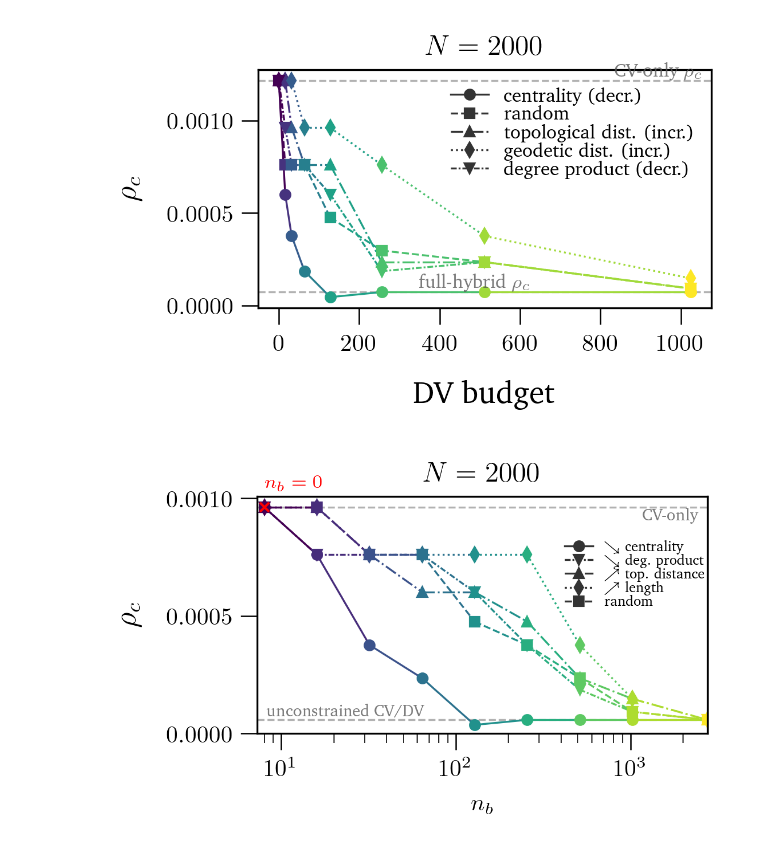
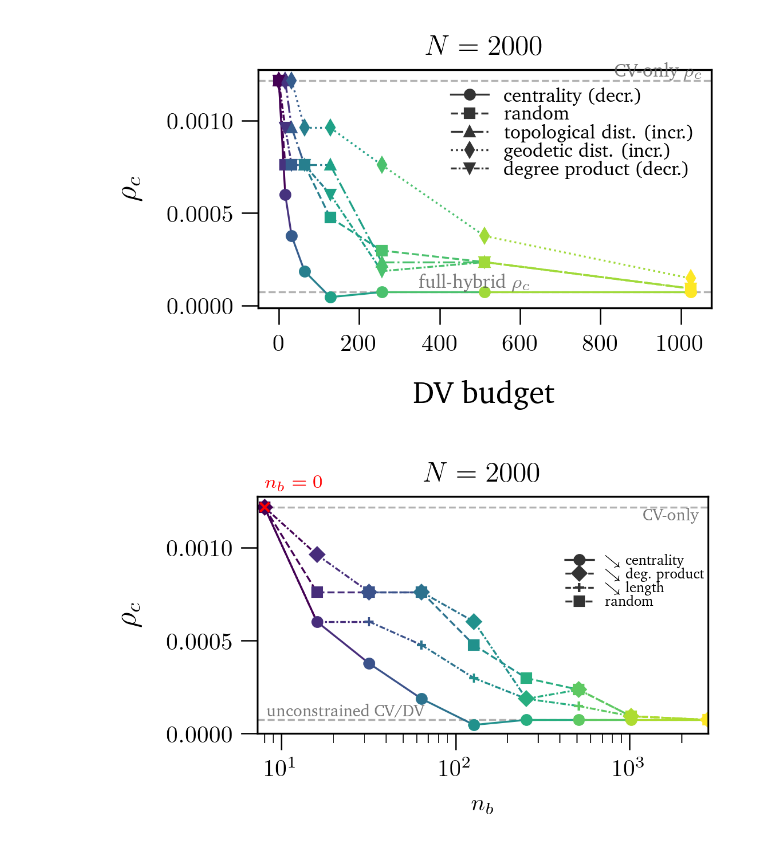
Before and after one commit to lucamar91/qkd_networks, a Jupyter notebook: plots.ipynb, the cells around one changed output. Cells and saved outputs as stored; diff of their text form; code cells hidden in the pictures.

Commit message:
improved budget plots

```diff
--- a/plots.ipynb
+++ b/plots.ipynb
@@ -950,8 +947,14 @@ from matplotlib.lines import Line2D
 N = 2000
 budget_list = [0, 16, 32, 64, 128, 256, 512, 1024, np.inf]
 fake_0_budget = 8     # to include the 0 budget point in the log plot
-folder = f"budget_outputs/oldN{N}"
-rankings = ["centrality", "degree", "topological_distance", "geodetic_distance", "random"]
+folder = f"budget_outputs/N{N}"
+rankings = ["centrality",
+            "degree",
+            # "increasing_topological_distance",
+            # "decreasing_topological_distance",
+            # "increasing_geodetic_distance",
+            "decreasing_geodetic_distance",
+            "random"]
 criterion = "centrality"
 
 def budget_label(DV_budget):
@@ -980,9 +983,9 @@ for budget in budget_list:
 avg_dv_candidates = np.mean(np.array(dv_values_list), axis=0)
 ball_x = np.max(avg_dv_candidates)
 
-markers = {"random": "s", "centrality": "o", "topological_distance": "^", "geodetic_distance": "d", "degree": "v"}
-linestyles = {"random": "--", "centrality": "-", "topological_distance": "-.", "geodetic_distance": ":", "degree": (0, (3, 1, 1, 1))}
-legend_labels = {"random": "random", "centrality": r"$\searrow$ centrality", "topological_distance": r"$\nearrow$ top. distance ", "geodetic_distance": r"$\nearrow$ length ", "degree": r" $\searrow$ deg. product"}
+markers = {"random": "s", "centrality": "o", "increasing_topological_distance": "^", "decreasing_topological_distance": "v", "increasing_geodetic_distance": "d", "decreasing_geodetic_distance": "+", "degree": "D"}
+linestyles = {"random": "--", "centrality": "-", "increasing_topological_distance": "-.", "decreasing_topological_distance": "--", "increasing_geodetic_distance": ":", "decreasing_geodetic_distance": (0, (3, 1, 1, 1)), "degree": (0, (3, 1, 1, 1))}
+legend_labels = {"random": "random", "centrality": r"$\searrow$ centrality", "increasing_topological_distance": r"$\nearrow$ top. distance ", "decreasing_topological_distance": r"$\searrow$ top. distance ", "increasing_geodetic_distance": r"$\nearrow$ length ", "decreasing_geodetic_distance": r"$\searrow$ length ", "degree": r" $\searrow$ deg. product"}
 
 crit_plot_data = {}
 for rankname in rankings:
@@ -1034,31 +1037,31 @@ for budget_value, rho_c in crit_plot_data["centrality"]:
         rho_full_hybrid = rho_c
 
 if rho_cv_only is not None:
     ax.axhline(rho_cv_only, color="0.4", linestyle="--", alpha=0.5, zorder=0)
     ax.text(0.98, rho_cv_only, "CV-only", transform=ax.get_yaxis_transform(), ha="right", va="top", color="0.35", alpha=0.8, fontsize=7)
 
 if rho_full_hybrid is not None:
     ax.axhline(rho_full_hybrid, color="0.4", linestyle="--", alpha=0.5, zorder=0)
     ax.text(0.02, rho_full_hybrid, "unconstrained CV/DV", transform=ax.get_yaxis_transform(), ha="left", va="bottom", color="0.35", alpha=0.8, fontsize=7)
 
 ax.set_xlabel("$n_b$", fontsize=plt.rcParams['axes.labelsize'] -3, labelpad=5)
 ax.set_ylabel(r"$\rho_c$")
 ax.set_xlim(fake_0_budget/1.1,ball_x)
 ax.set_ylim(bottom=0)
 ax.legend(handles=legend_handles, framealpha=0, labelspacing=0.0, loc=(0.67, 0.5), fontsize=6)
 ax.set_xscale("log")
 # ax.set_xticks(plot_budgets)
 # ax.set_xticklabels(["0"] + [f"{int(b)}" for b in finite_budgets[1:]] + [f"{int(ball_x)}"])
 plt.plot(fake_0_budget, rho_cv_only, 'x', color='red')
 plt.text(fake_0_budget, rho_cv_only*1.15, r"$n_b=0$", ha='left', va='top', color='red', fontsize=8)
 
 plt.title(f"$N={N}$")
 plt.grid()
 
 os.makedirs("plots", exist_ok=True)
 bbox_app2 = Bbox([[-0.38,-.3], [width-.2,height]])
 # plt.savefig(f"plots/critical_density_max_chi2_vs_budget_N{N}.png", bbox_inches=bbox_app2)
 plt.savefig(f"plots/critical_density_max_chi2_vs_budget_N{N}.pdf", format="pdf", bbox_inches=bbox_app2)
 plt.show()
 # %% [output]
-[figure, old version]
+[figure, new version]
```
Also changed, not shown: parts of 4 cells of this notebook.
